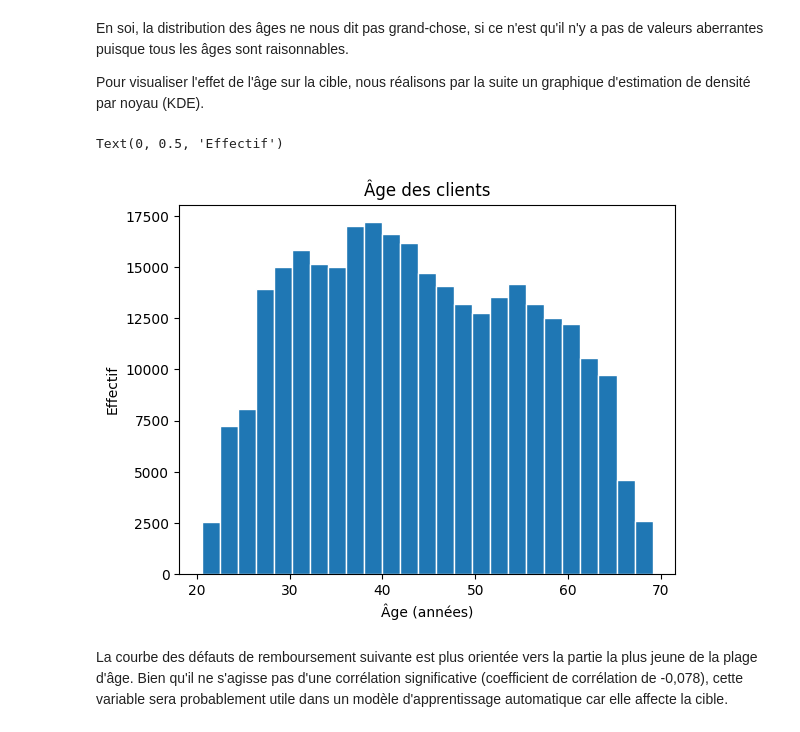
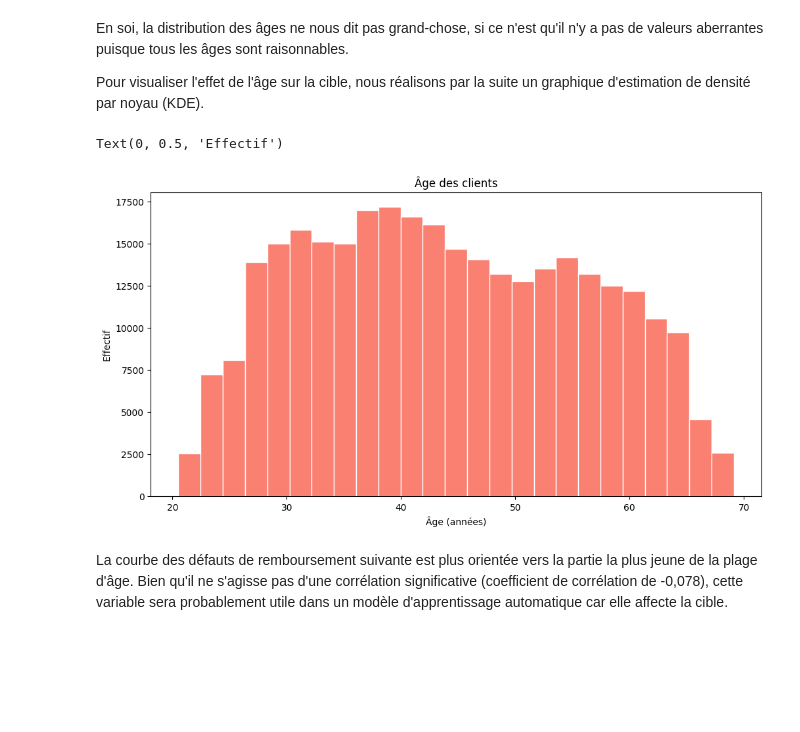
Before and after one commit to Sengsathit/OCR_data_scientist_projet_07, a Jupyter notebook: SILALAK_Sengsathit_1_notebook_data_preparation_072024.ipynb, the cells around one changed output. Saved outputs shown, nothing was run; the diff lists cells and outputs as text; code cells hidden in the pictures; blank space fills up the shorter version.

```diff
--- a/SILALAK_Sengsathit_1_notebook_data_preparation_072024.ipynb
+++ b/SILALAK_Sengsathit_1_notebook_data_preparation_072024.ipynb
@@ -397,13 +401,14 @@ En soi, la distribution des âges ne nous dit pas grand-chose, si ce n'est qu'il
 Pour visualiser l'effet de l'âge sur la cible, nous réalisons par la suite un graphique d'estimation de densité par noyau (KDE).
 # %%
 # Tracer la distribution des âges en années
-plt.hist(df_train['DAYS_BIRTH'] / 365, edgecolor = 'w', bins = 25)
+plt.figure(figsize=(12,6))
+plt.hist(df_train['DAYS_BIRTH'] / 365, edgecolor = 'w', bins = 25, color="salmon")
 plt.title('Âge des clients')
 plt.xlabel('Âge (années)')
 plt.ylabel('Effectif')
 # %% [output]
 Text(0, 0.5, 'Effectif')
-[figure, old version]
+[figure, new version]
 # %% [markdown]
 La courbe des défauts de remboursement suivante est plus orientée vers la partie la plus jeune de la plage d'âge. Bien qu'il ne s'agisse pas d'une corrélation significative (coefficient de corrélation de -0,078), cette variable sera probablement utile dans un modèle d'apprentissage automatique car elle affecte la cible.
 # %%
```
Also changed, not shown: parts of 6 cells of this notebook, 8 other files.
